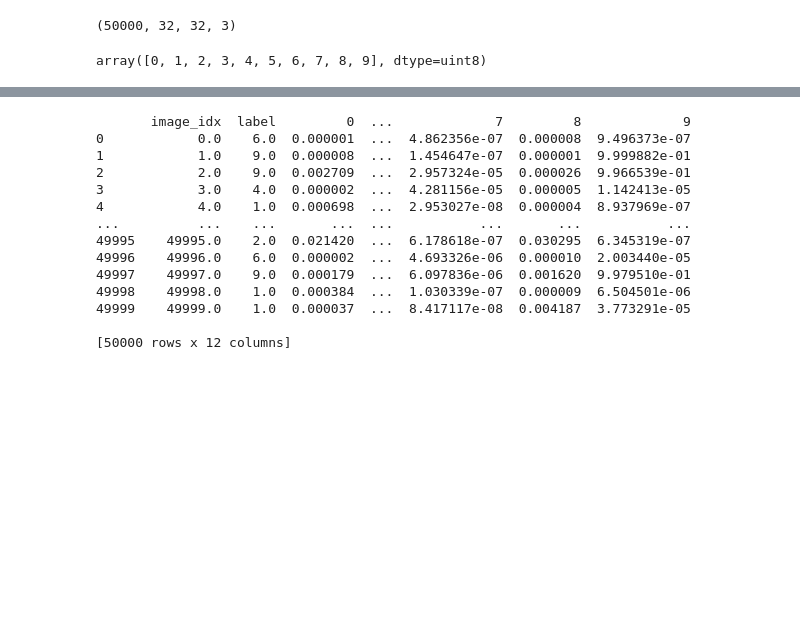
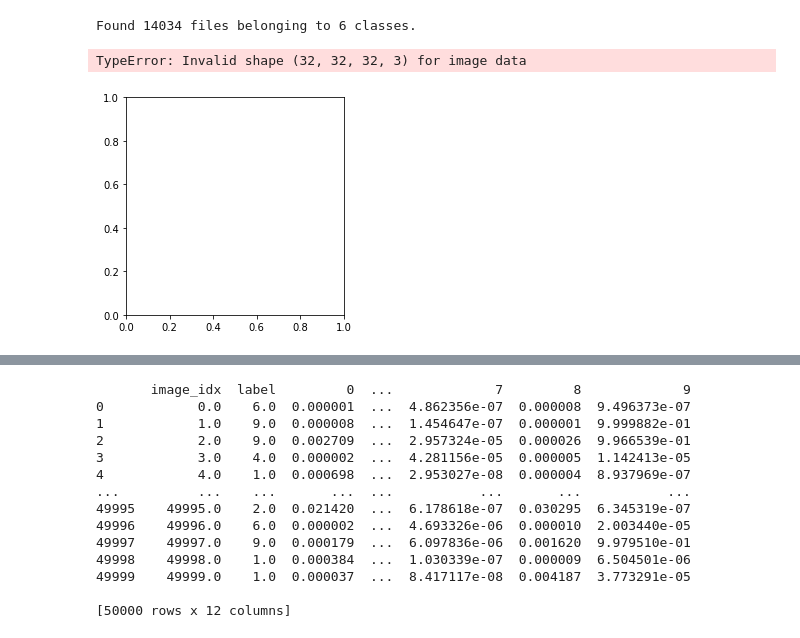
Before and after one commit to SeHwanYoo/gitc_paper_cutoff, a Jupyter notebook: image classficiation.ipynb, the cells around one changed output, grey strips where cells are left out. Drawn from its saved outputs; the diff is of its cells as text; code cells hidden in the pictures; blank space fills up the shorter version.

```diff
--- a/image classficiation.ipynb
+++ b/image classficiation.ipynb
@@ -1,3 +11,19 @@
+# %%
+train_ds = keras.preprocessing.image_dataset_from_directory(
+    train_dir,
+    # shuffle=True,
+    image_size=(RES, RES),
+    # batch_size=N_BATCH
+)
+
+for images, label in train_ds.take(1):
+    pass
+
+plt.imshow(images)
+# %% [output]
+Found 14034 files belonging to 6 classes.
+TypeError: Invalid shape (32, 32, 32, 3) for image data
+[figure, added]
 # %%
 import pandas as pd
 import numpy as np
@@ -28,9 +54,3 @@ if gpus:
     except RuntimeError as e:
         # Memory growth must be set before GPUs have been initialized
         print(e)
-# %%
-(x_train, y_train), (x_test, y_test) = tf.keras.datasets.cifar10.load_data()
-
-x_train.shape
-# %% [output]
-(50000, 32, 32, 3)
@@ -39,8 +57,3 @@ train_ds = tf.data.Dataset.from_tensor_slices((x_train, y_train))
-# %%
-# y_train.shape
-np.unique(y_train)
-# %% [output]
-array([0, 1, 2, 3, 4, 5, 6, 7, 8, 9], dtype=uint8)
 # %%
 ## Hyper-Parameter 설정
 # image resolution
```
Also changed, not shown: parts of 16 cells of this notebook.
